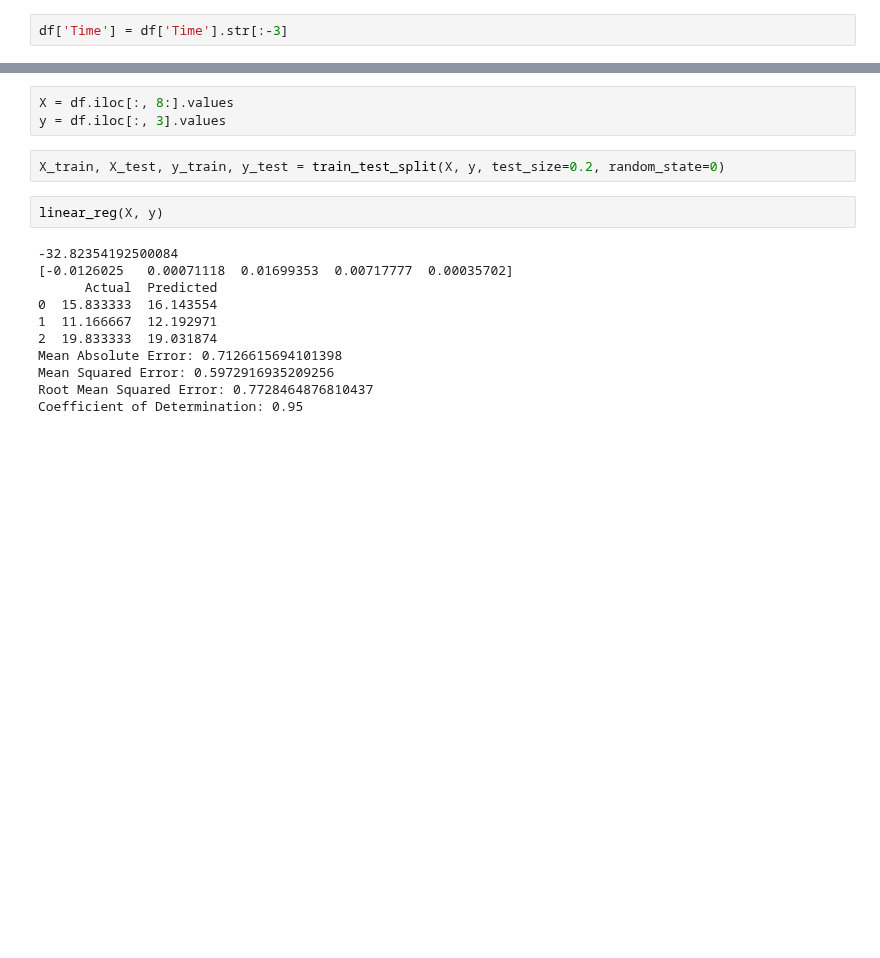
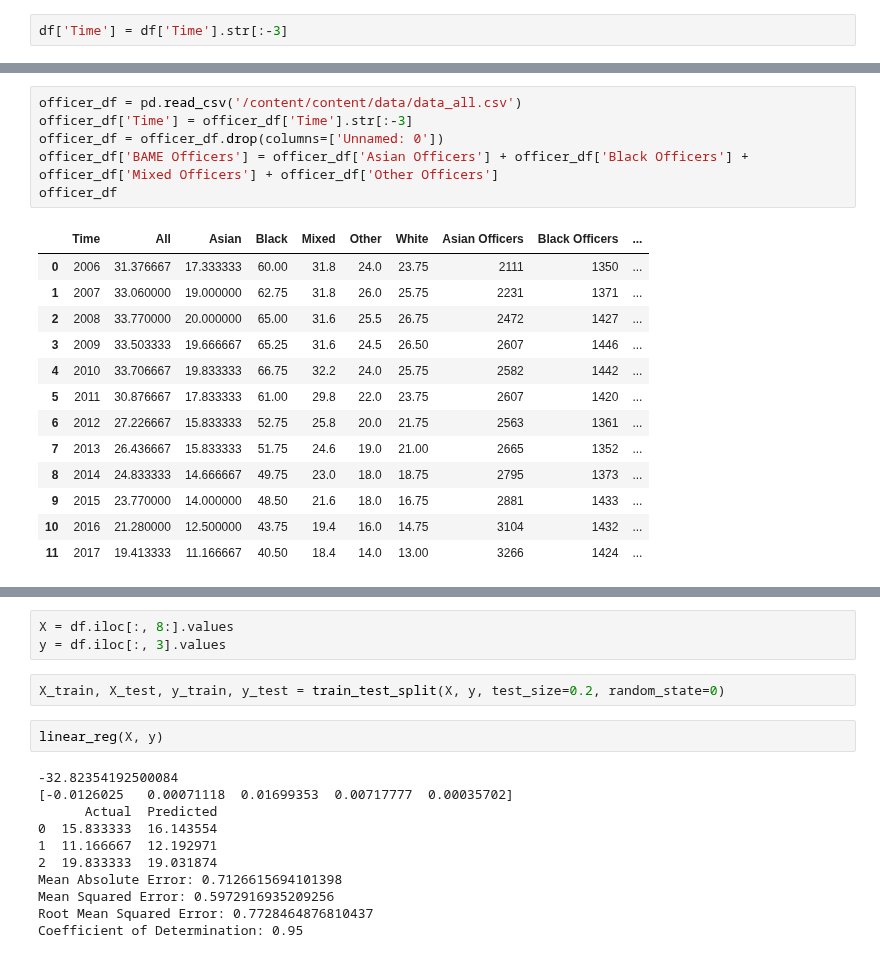
Before and after one commit to ab17254/ce888, a Jupyter notebook: Assignment/plots.ipynb, the cells around one changed output, grey strips where cells are left out. Saved outputs shown, nothing was run; the diff lists cells and outputs as text; blank space fills up the shorter version.

```diff
--- a/Assignment/plots.ipynb
+++ b/Assignment/plots.ipynb
@@ -137,0 +103,20 @@ df.iloc[:, 8:]
+# %%
+officer_df = pd.read_csv('/content/content/data/data_all.csv')
+officer_df['Time'] = officer_df['Time'].str[:-3]
+officer_df = officer_df.drop(columns=['Unnamed: 0'])
+officer_df['BAME Officers'] = officer_df['Asian Officers'] + officer_df['Black Officers'] + officer_df['Mixed Officers'] + officer_df['Other Officers']
+officer_df
+# %% [output]
+|  | Time | All | Asian | Black | Mixed | Other | White | Asian Officers | Black Officers | ... |
+| 0 | 2006 | 31.376667 | 17.333333 | 60.00 | 31.8 | 24.0 | 23.75 | 2111 | 1350 | ... |
+| 1 | 2007 | 33.060000 | 19.000000 | 62.75 | 31.8 | 26.0 | 25.75 | 2231 | 1371 | ... |
+| 2 | 2008 | 33.770000 | 20.000000 | 65.00 | 31.6 | 25.5 | 26.75 | 2472 | 1427 | ... |
+| 3 | 2009 | 33.503333 | 19.666667 | 65.25 | 31.6 | 24.5 | 26.50 | 2607 | 1446 | ... |
+| 4 | 2010 | 33.706667 | 19.833333 | 66.75 | 32.2 | 24.0 | 25.75 | 2582 | 1442 | ... |
+| 5 | 2011 | 30.876667 | 17.833333 | 61.00 | 29.8 | 22.0 | 23.75 | 2607 | 1420 | ... |
+| 6 | 2012 | 27.226667 | 15.833333 | 52.75 | 25.8 | 20.0 | 21.75 | 2563 | 1361 | ... |
+| 7 | 2013 | 26.436667 | 15.833333 | 51.75 | 24.6 | 19.0 | 21.00 | 2665 | 1352 | ... |
+| 8 | 2014 | 24.833333 | 14.666667 | 49.75 | 23.0 | 18.0 | 18.75 | 2795 | 1373 | ... |
+| 9 | 2015 | 23.770000 | 14.000000 | 48.50 | 21.6 | 18.0 | 16.75 | 2881 | 1433 | ... |
+| 10 | 2016 | 21.280000 | 12.500000 | 43.75 | 19.4 | 16.0 | 14.75 | 3104 | 1432 | ... |
+| 11 | 2017 | 19.413333 | 11.166667 | 40.50 | 18.4 | 14.0 | 13.00 | 3266 | 1424 | ... |
```
Also changed, not shown: parts of 15 cells of this notebook.
